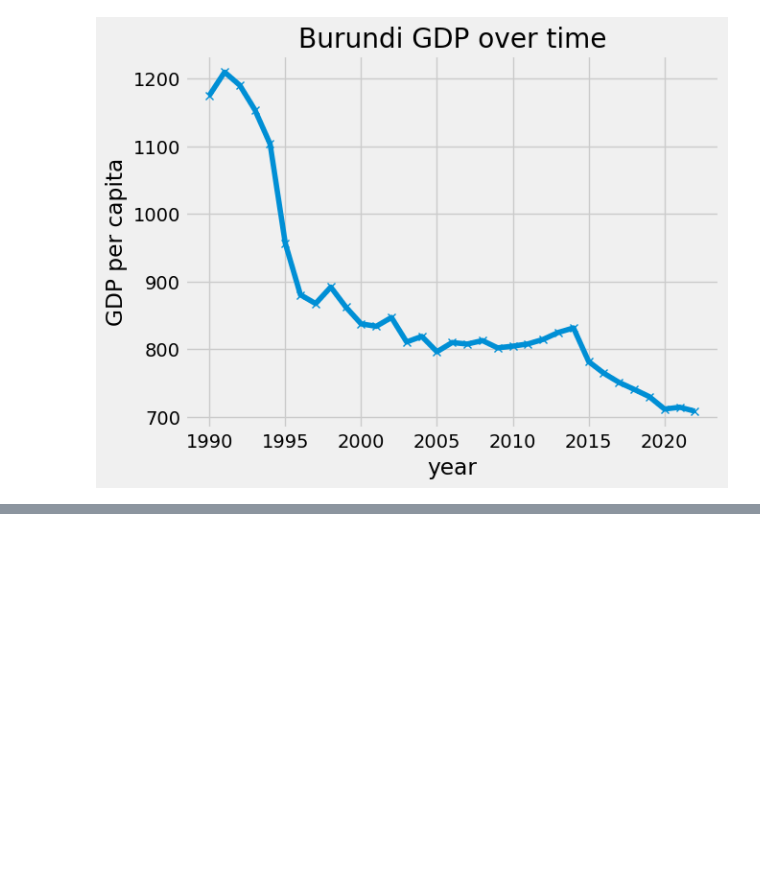
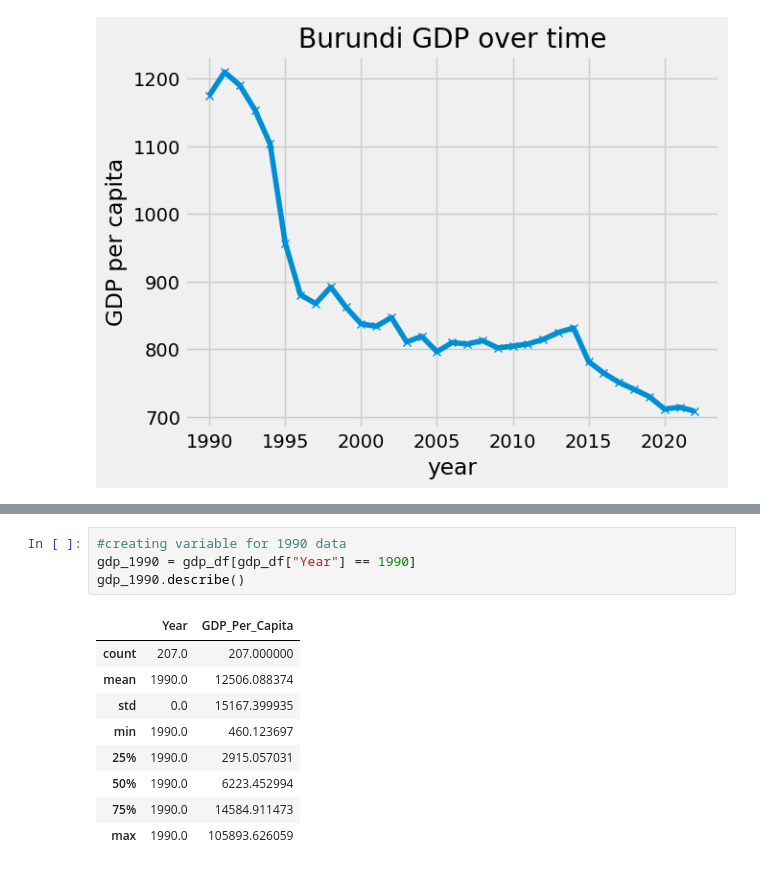
Before and after one commit to NSS-Data-Analytics-Cohort-11/undata-eemchadwick, a Jupyter notebook: notebook/UN_data_analysis.ipynb, the cells around one changed output, grey strips where cells are left out. Cells and saved outputs as stored; diff of their text form; blank space fills up the shorter version.

```diff
--- a/notebook/UN_data_analysis.ipynb
+++ b/notebook/UN_data_analysis.ipynb
@@ -474,0 +498,14 @@ Text(0.5, 1.0, 'Burundi GDP over time')
+# %%
+#creating variable for 1990 data
+gdp_1990 = gdp_df[gdp_df["Year"] == 1990]
+gdp_1990.describe()
+# %% [output]
+|  | Year | GDP_Per_Capita |
+| count | 207.0 | 207.000000 |
+| mean | 1990.0 | 12506.088374 |
+| std | 0.0 | 15167.399935 |
+| min | 1990.0 | 460.123697 |
+| 25% | 1990.0 | 2915.057031 |
+| 50% | 1990.0 | 6223.452994 |
+| 75% | 1990.0 | 14584.911473 |
+| max | 1990.0 | 105893.626059 |
```
Also changed, not shown: parts of 19 cells of this notebook.
